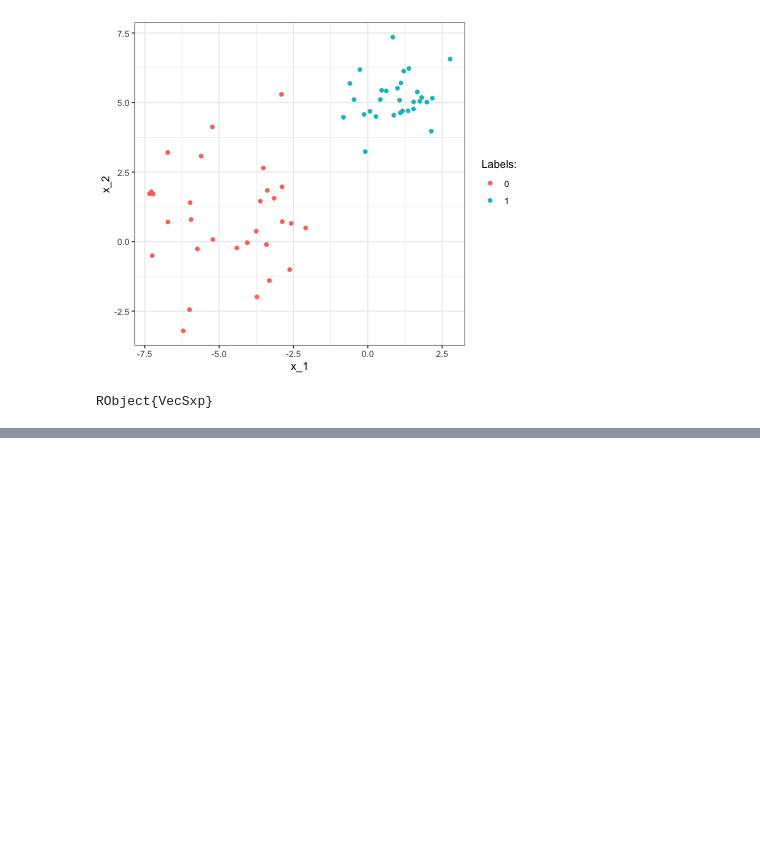
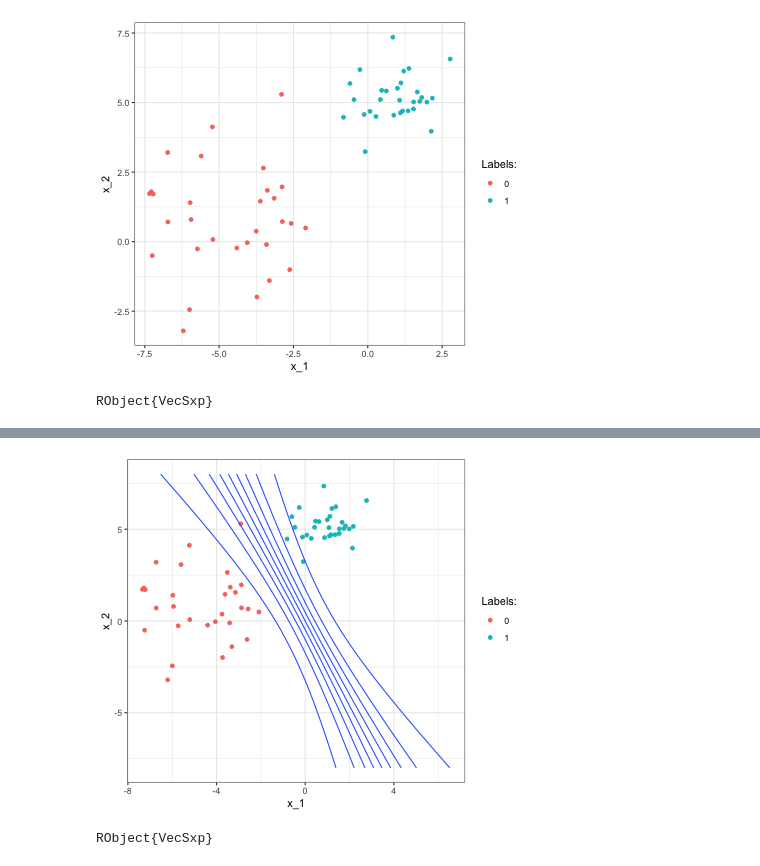
Before and after one commit to pat-alt/pat-alt.github.io, a Jupyter notebook: content/post/2021-10-27-bayesian-logistic-regression/toy_example.ipynb, the cells around one changed output, grey strips where cells are left out. Saved outputs shown, nothing was run; the diff lists cells and outputs as text; code cells hidden in the pictures; blank space fills up the shorter version.

```diff
--- a/content/post/2021-10-27-bayesian-logistic-regression/toy_example.ipynb
+++ b/content/post/2021-10-27-bayesian-logistic-regression/toy_example.ipynb
@@ -48,23 +38,0 @@ false
-# %%
-function posterior_predictive(mod::BayesLogreg, X)
-    μ = μ(mod) # MAP mean vector
-    Σ = Σ(mod) # MAP covariance matrix
-    # Inner product:
-    if !isa(X, Matrix)
-        if length(size(X))>1
-            X = X'
-        end
-        z = X'μ
-    else
-        z = X*μ
-    end
-    # Probit approximation:
-    κ = 1 ./ sqrt(1 + π/8 .* Diagonal(Σ))
-    z = z .* κ
-    # Truncation to avoid numerical over/underflow:
-    trunc = 8.0
-    z = clamp.(z,-trunc,trunc)
-    p = exp.(z)
-    p = p ./ (1 .+ p)
-    return p
-end
@@ -70,0 +80,7 @@ end
+# %%
+y_probit = posterior_predictive(mod, X_grid)
+df_grid = DataFrame(hcat(y_probit,X_grid), :auto)
+p + stat_contour(data=df_grid, aes(x = :x2, y = :x3, z = :x1))
+# %% [output]
+[figure, added]
+RObject{VecSxp}
```
Also changed, not shown: parts of 9 cells of this notebook, 2 other files.
